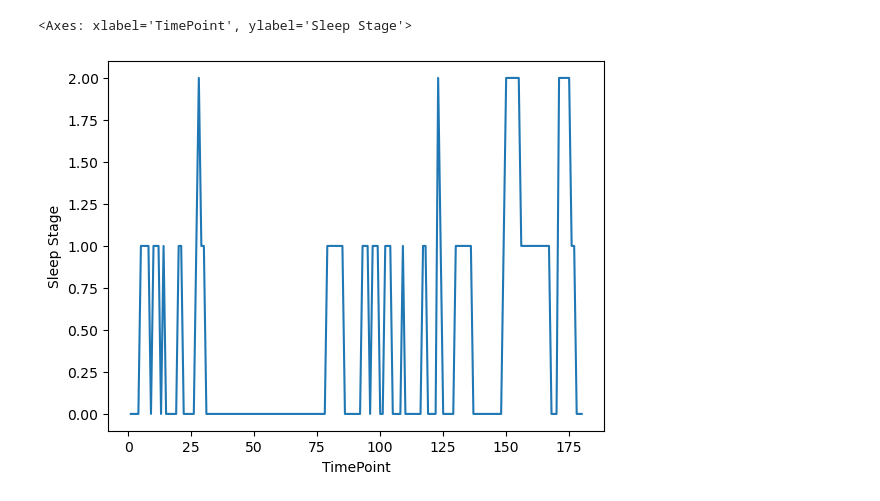
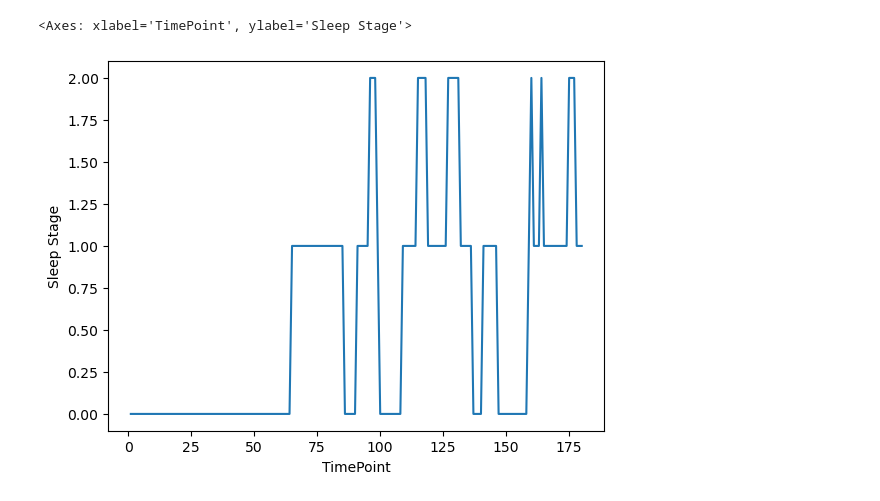
Before and after one commit to jbdenniso/Oxflow, a Jupyter notebook: Sleep_figure.ipynb, the cells around one changed output. Cells and saved outputs as stored; diff of their text form; code cells hidden in the pictures.

```diff
--- a/Sleep_figure.ipynb
+++ b/Sleep_figure.ipynb
@@ -1,10 +1,10 @@
 # %%
 import os
 import pandas as pd
 import seaborn as sms
-df=pd.read_excel('Sub-1013/Sub-1013_SleepTS.xlsx')
+df=pd.read_excel('Sub-1015/Sub-1122_SleepTS.xlsx')
 df=df.replace('w',0)
 sms.lineplot(x='TimePoint',y='Sleep Stage',data=df)
 # %% [output]
 <Axes: xlabel='TimePoint', ylabel='Sleep Stage'>
-[figure, old version]
+[figure, new version]
```
Also changed, not shown: 13 other files.
